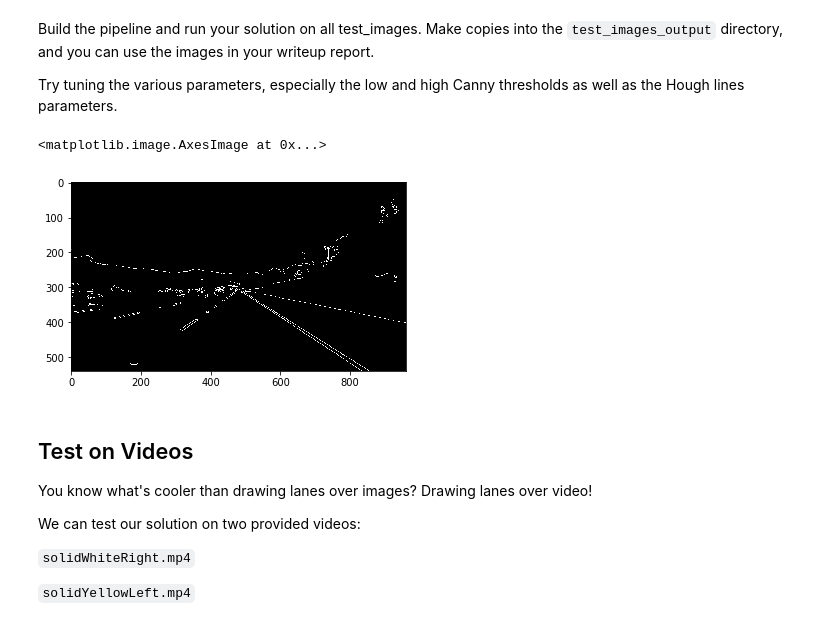
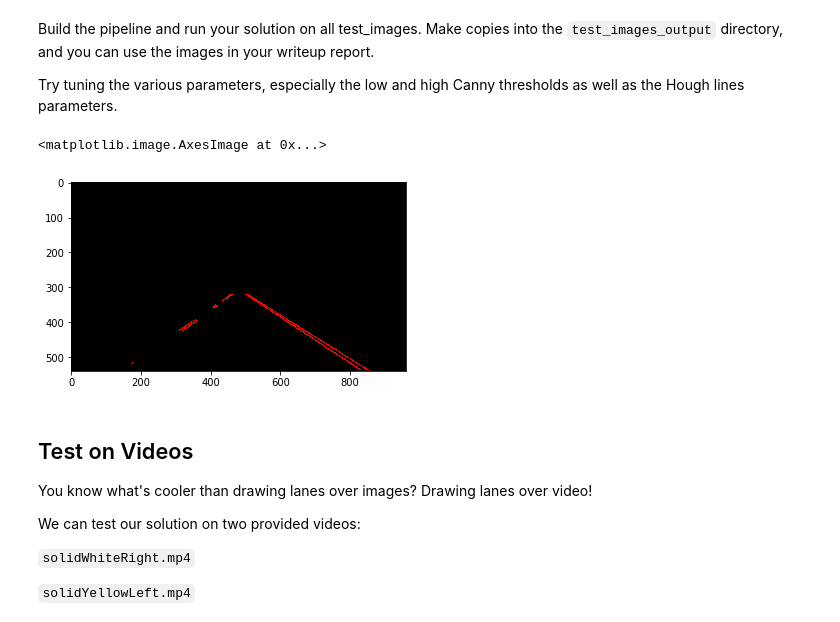
Before and after one commit to gr8manbir/Manbir_den, a Jupyter notebook: Self_Driving_Car/Car_RoadLanes/CarND-LaneLines-P1/P1.ipynb, the cells around one changed output. Cells and saved outputs as stored; diff of their text form; code cells hidden in the pictures.

Commit message:
Saving latest changes 1. Hough Transformation 2. Line Drawing 3. Region Masking

```diff
--- a/Self_Driving_Car/Car_RoadLanes/CarND-LaneLines-P1/P1.ipynb
+++ b/Self_Driving_Car/Car_RoadLanes/CarND-LaneLines-P1/P1.ipynb
@@ -195,23 +195,43 @@ Try tuning the various parameters, especially the low and high Canny thresholds
 # %%
 # TODO: Build your pipeline that will draw lane lines on the test_images
 # then save them to the test_images directory.
 #Step 1 - Read an Image and make a copy
 image = mpimg.imread('test_images/solidWhiteRight.jpg') #image - Original image read
 img_edit = np.copy(image) #img_edit - Use this image for every operation
 
 #Step 2 - Create a gray scale image - Display it
 img_grayscale = grayscale(img_edit) #img_grayscale - Gray scaled image
 #plt.imshow(img_grayscale, cmap='gray') # CHECKPOINT 1 - PASSED
 
 #step 3 - Gaussian blur
 img_gaussianBlur = gaussian_blur(img_grayscale, 5)
 
 #Step 4- Canny Edge detection
 img_canny = canny(img_gaussianBlur, 1, 200) #img_canny - Canny edged image
-plt.imshow(img_canny, cmap='Greys_r') # CHECKPOINT 2 - PASSED
+#plt.imshow(img_canny, cmap='Greys_r') # CHECKPOINT 2 - PASSED
+
+#Step 5 - Create a mask of the region we want
+#a.Create a vertices array
+imshape = image.shape
+vertices = np.array([[(70,imshape[0]),(435, 320), (520, 320), (890,imshape[0])]], dtype=np.int32)
+#b. Get region of interest
+img_masked = region_of_interest(img_canny,vertices) #img_masked - should contain only lanes
+#plt.imshow(img_masked, cmap='Greys_r') # CHECKPOINT 3 - Partial passed - May need to detect only lines
+
+#Step 6. Use Hough transform to detect only lines
+# Define the Hough transform parameters
+rho = 2 # distance resolution in pixels of the Hough grid
+theta = np.pi/180 # angular resolution in radians of the Hough grid
+threshold = 25     # minimum number of votes (intersections in Hough grid cell)
+min_line_length = 6 #minimum number of pixels making up a line
+max_line_gap = 5    # maximum gap in pixels between connectable line segments
+img_lines = hough_lines(img_masked, rho, theta, threshold, min_line_length, max_line_gap) #img_lines - Road Edges
+plt.imshow(img_lines, cmap='Greys_r') #CHECKPOINT 4 - Passed - Get segmented lanes/solid lanes only
+
+#Step 7.
 # %% [output]
 <matplotlib.image.AxesImage at 0x...>
-[figure, old version]
+[figure, new version]
 # %% [markdown]
 ## Test on Videos
 
```
